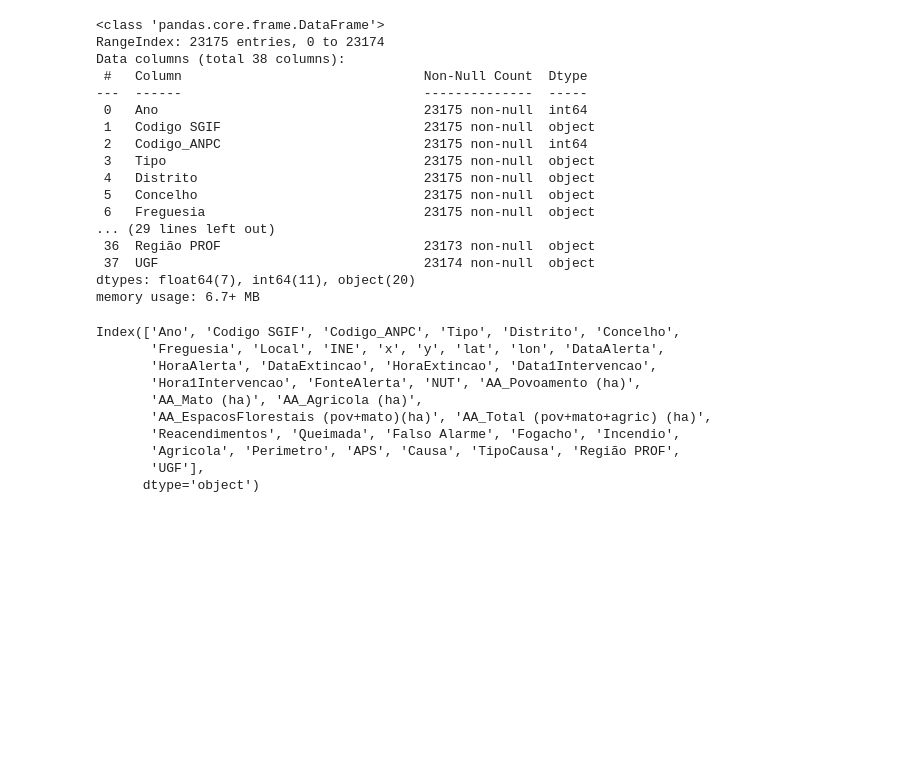
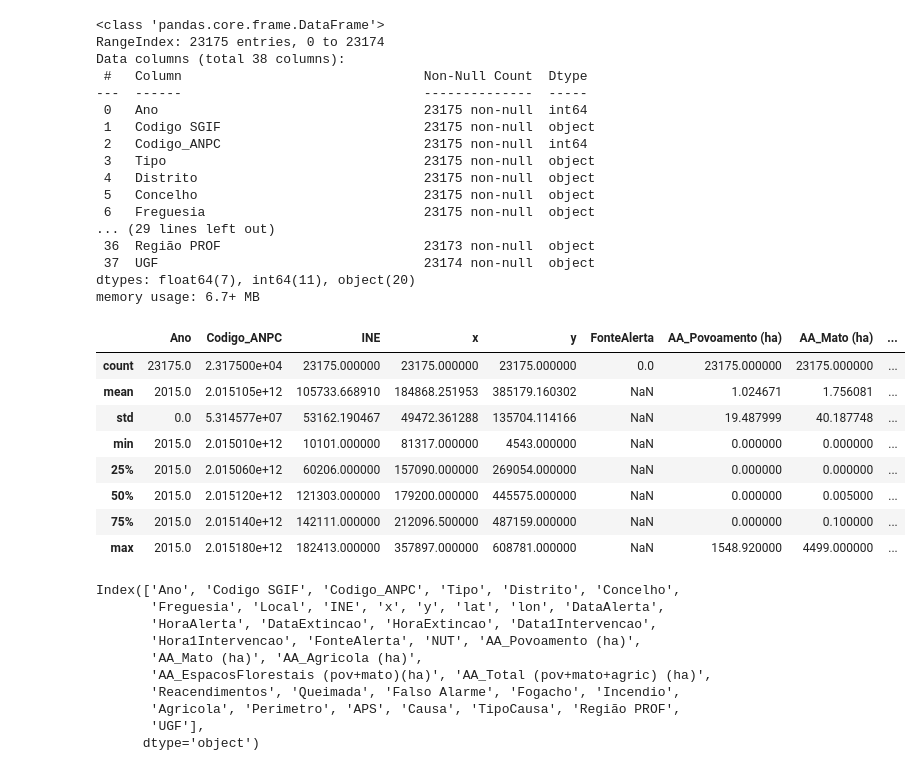
Before and after one commit to Sandokhan/Masters, a Jupyter notebook: 1S/FCED/Stats/wildfires.ipynb, the cells around one changed output. Saved outputs shown, nothing was run; the diff lists cells and outputs as text; code cells hidden in the pictures; blank space fills up the shorter version.

```diff
--- a/1S/FCED/Stats/wildfires.ipynb
+++ b/1S/FCED/Stats/wildfires.ipynb
@@ -60,6 +59,18 @@ Data columns (total 38 columns):
  37  UGF                                  23174 non-null  object
 dtypes: float64(7), int64(11), object(20)
 memory usage: 6.7+ MB
+# %%
+df.describe()
+# %% [output]
+|  | Ano | Codigo_ANPC | INE | x | y | FonteAlerta | AA_Povoamento (ha) | AA_Mato (ha) | ... |
+| count | 23175.0 | 2.317500e+04 | 23175.000000 | 23175.000000 | 23175.000000 | 0.0 | 23175.000000 | 23175.000000 | ... |
+| mean | 2015.0 | 2.015105e+12 | 105733.668910 | 184868.251953 | 385179.160302 | NaN | 1.024671 | 1.756081 | ... |
+| std | 0.0 | 5.314577e+07 | 53162.190467 | 49472.361288 | 135704.114166 | NaN | 19.487999 | 40.187748 | ... |
+| min | 2015.0 | 2.015010e+12 | 10101.000000 | 81317.000000 | 4543.000000 | NaN | 0.000000 | 0.000000 | ... |
+| 25% | 2015.0 | 2.015060e+12 | 60206.000000 | 157090.000000 | 269054.000000 | NaN | 0.000000 | 0.000000 | ... |
+| 50% | 2015.0 | 2.015120e+12 | 121303.000000 | 179200.000000 | 445575.000000 | NaN | 0.000000 | 0.005000 | ... |
+| 75% | 2015.0 | 2.015140e+12 | 142111.000000 | 212096.500000 | 487159.000000 | NaN | 0.000000 | 0.100000 | ... |
+| max | 2015.0 | 2.015180e+12 | 182413.000000 | 357897.000000 | 608781.000000 | NaN | 1548.920000 | 4499.000000 | ... |
 # %%
 df.columns
 # %% [output]
```
Also changed, not shown: parts of 8 cells of this notebook.
